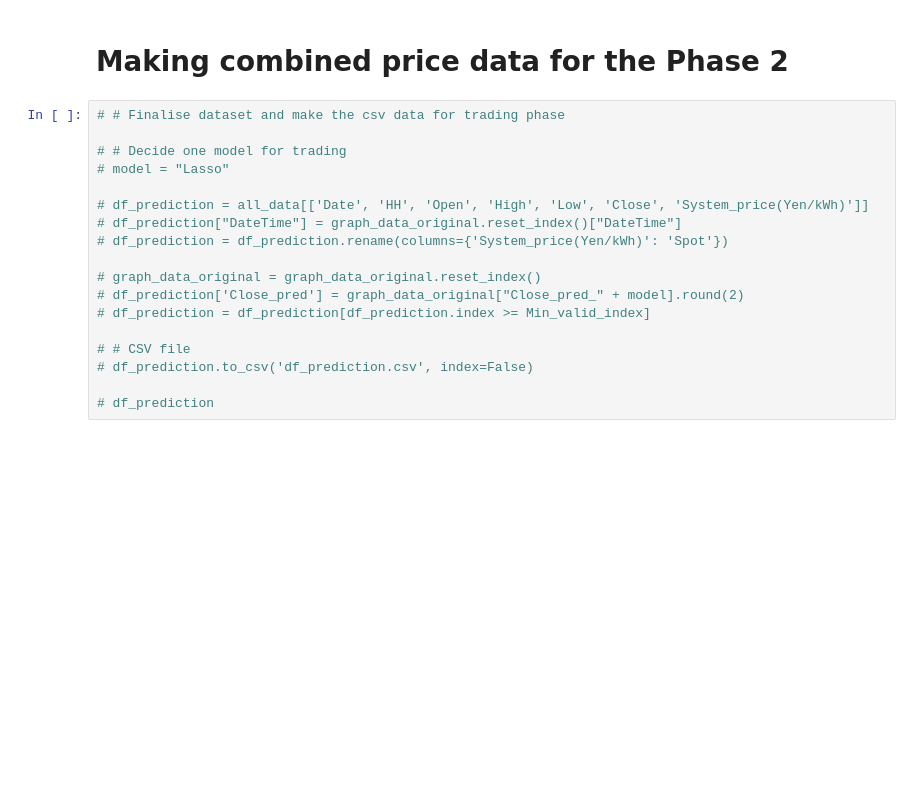
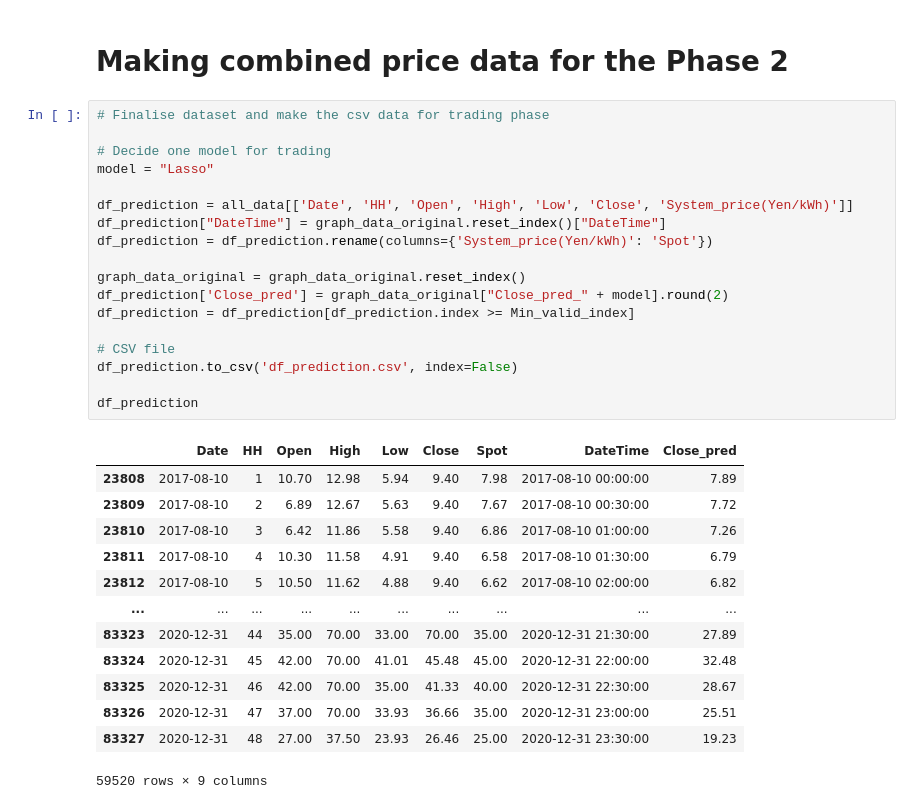
Before and after one commit to ken-datascience/master_thesis, a Jupyter notebook: 02-2_Pipeline_CapstoneProject_(Prediction_after_DA).ipynb, the cells around one changed output. Cells and saved outputs as stored; diff of their text form; blank space fills up the shorter version.

```diff
--- a/02-2_Pipeline_CapstoneProject_(Prediction_after_DA).ipynb
+++ b/02-2_Pipeline_CapstoneProject_(Prediction_after_DA).ipynb
@@ -666,20 +666,34 @@ MAE_Close/Spot: 1.4988
 # %% [markdown]
 # Making combined price data for the Phase 2
 # %%
-# # Finalise dataset and make the csv data for trading phase
+# Finalise dataset and make the csv data for trading phase
 
-# # Decide one model for trading
-# model = "Lasso"
+# Decide one model for trading
+model = "Lasso"
 
-# df_prediction = all_data[['Date', 'HH', 'Open', 'High', 'Low', 'Close', 'System_price(Yen/kWh)']]
-# df_prediction["DateTime"] = graph_data_original.reset_index()["DateTime"]
-# df_prediction = df_prediction.rename(columns={'System_price(Yen/kWh)': 'Spot'})
+df_prediction = all_data[['Date', 'HH', 'Open', 'High', 'Low', 'Close', 'System_price(Yen/kWh)']]
+df_prediction["DateTime"] = graph_data_original.reset_index()["DateTime"]
+df_prediction = df_prediction.rename(columns={'System_price(Yen/kWh)': 'Spot'})
 
-# graph_data_original = graph_data_original.reset_index()
-# df_prediction['Close_pred'] = graph_data_original["Close_pred_" + model].round(2)
-# df_prediction = df_prediction[df_prediction.index >= Min_valid_index]
+graph_data_original = graph_data_original.reset_index()
+df_prediction['Close_pred'] = graph_data_original["Close_pred_" + model].round(2)
+df_prediction = df_prediction[df_prediction.index >= Min_valid_index]
 
-# # CSV file
-# df_prediction.to_csv('df_prediction.csv', index=False)
+# CSV file
+df_prediction.to_csv('df_prediction.csv', index=False)
 
-# df_prediction
+df_prediction
+# %% [output]
+|  | Date | HH | Open | High | Low | Close | Spot | DateTime | Close_pred |
+| 23808 | 2017-08-10 | 1 | 10.70 | 12.98 | 5.94 | 9.40 | 7.98 | 2017-08-10 00:00:00 | 7.89 |
+| 23809 | 2017-08-10 | 2 | 6.89 | 12.67 | 5.63 | 9.40 | 7.67 | 2017-08-10 00:30:00 | 7.72 |
+| 23810 | 2017-08-10 | 3 | 6.42 | 11.86 | 5.58 | 9.40 | 6.86 | 2017-08-10 01:00:00 | 7.26 |
+| 23811 | 2017-08-10 | 4 | 10.30 | 11.58 | 4.91 | 9.40 | 6.58 | 2017-08-10 01:30:00 | 6.79 |
+| 23812 | 2017-08-10 | 5 | 10.50 | 11.62 | 4.88 | 9.40 | 6.62 | 2017-08-10 02:00:00 | 6.82 |
+| ... | ... | ... | ... | ... | ... | ... | ... | ... | ... |
+| 83323 | 2020-12-31 | 44 | 35.00 | 70.00 | 33.00 | 70.00 | 35.00 | 2020-12-31 21:30:00 | 27.89 |
+| 83324 | 2020-12-31 | 45 | 42.00 | 70.00 | 41.01 | 45.48 | 45.00 | 2020-12-31 22:00:00 | 32.48 |
+| 83325 | 2020-12-31 | 46 | 42.00 | 70.00 | 35.00 | 41.33 | 40.00 | 2020-12-31 22:30:00 | 28.67 |
+| 83326 | 2020-12-31 | 47 | 37.00 | 70.00 | 33.93 | 36.66 | 35.00 | 2020-12-31 23:00:00 | 25.51 |
+| 83327 | 2020-12-31 | 48 | 27.00 | 37.50 | 23.93 | 26.46 | 25.00 | 2020-12-31 23:30:00 | 19.23 |
+59520 rows × 9 columns
```
Also changed, not shown: 8 other files.
